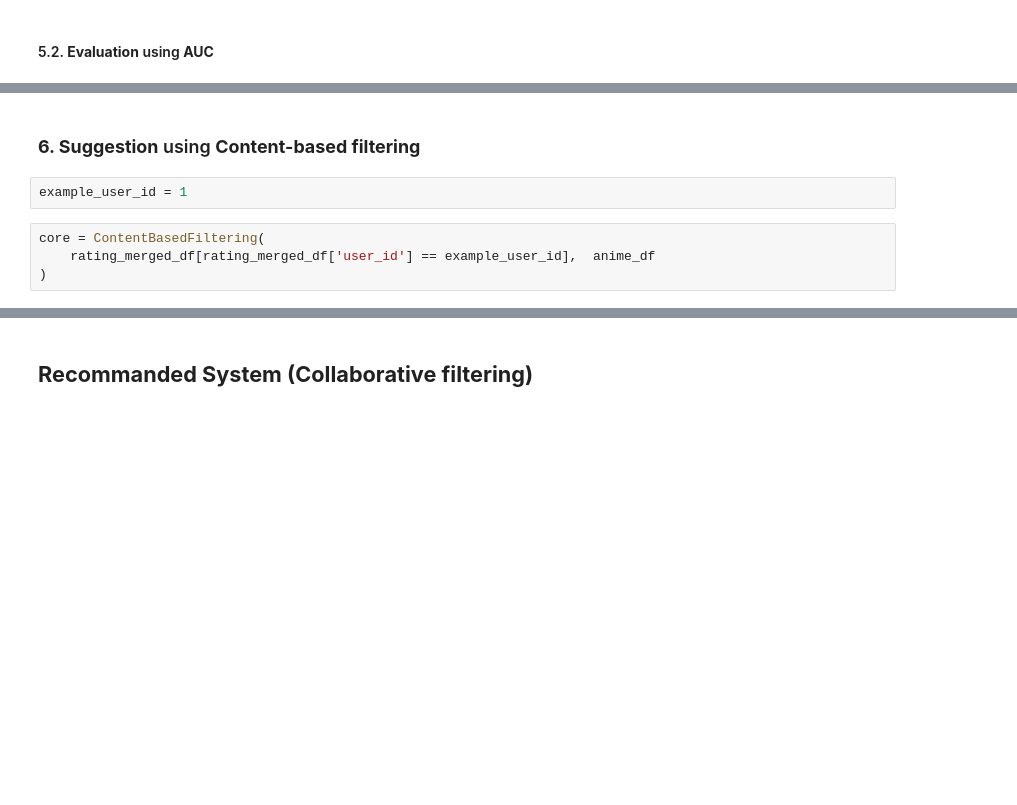
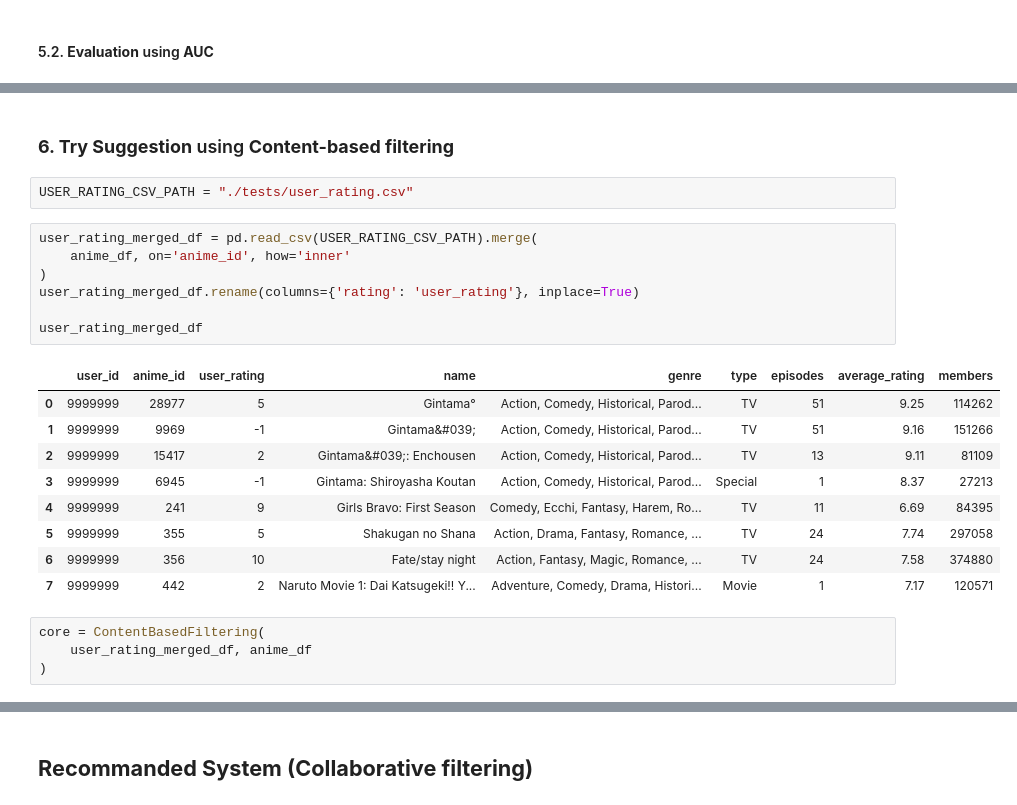
Before and after one commit to phukphoom/anime-recommander-system, a Jupyter notebook: AnimeRecommenderSystem/anime.ipynb, the cells around one changed output, grey strips where cells are left out. Saved outputs shown, nothing was run; the diff lists cells and outputs as text; blank space fills up the shorter version.

```diff
--- a/AnimeRecommenderSystem/anime.ipynb
+++ b/AnimeRecommenderSystem/anime.ipynb
@@ -588,10 +595,27 @@ avg_auc_score : 0.2377777777777778
 # %% [markdown]
-### **6. Suggestion** using **Content-based filtering**
+### **6. Try Suggestion** using **Content-based filtering**
-# %%
-example_user_id = 1
+# %%
+USER_RATING_CSV_PATH = "./tests/user_rating.csv"
+# %%
+user_rating_merged_df = pd.read_csv(USER_RATING_CSV_PATH).merge(
+    anime_df, on='anime_id', how='inner'
+)
+user_rating_merged_df.rename(columns={'rating': 'user_rating'}, inplace=True)
+
+user_rating_merged_df
+# %% [output]
+|  | user_id | anime_id | user_rating | name | genre | type | episodes | average_rating | members |
+| 0 | 9999999 | 28977 | 5 | Gintama° | Action, Comedy, Historical, Parod... | TV | 51 | 9.25 | 114262 |
+| 1 | 9999999 | 9969 | -1 | Gintama&#039; | Action, Comedy, Historical, Parod... | TV | 51 | 9.16 | 151266 |
+| 2 | 9999999 | 15417 | 2 | Gintama&#039;: Enchousen | Action, Comedy, Historical, Parod... | TV | 13 | 9.11 | 81109 |
+| 3 | 9999999 | 6945 | -1 | Gintama: Shiroyasha Koutan | Action, Comedy, Historical, Parod... | Special | 1 | 8.37 | 27213 |
+| 4 | 9999999 | 241 | 9 | Girls Bravo: First Season | Comedy, Ecchi, Fantasy, Harem, Ro... | TV | 11 | 6.69 | 84395 |
+| 5 | 9999999 | 355 | 5 | Shakugan no Shana | Action, Drama, Fantasy, Romance, ... | TV | 24 | 7.74 | 297058 |
+| 6 | 9999999 | 356 | 10 | Fate/stay night | Action, Fantasy, Magic, Romance, ... | TV | 24 | 7.58 | 374880 |
+| 7 | 9999999 | 442 | 2 | Naruto Movie 1: Dai Katsugeki!! Y... | Adventure, Comedy, Drama, Histori... | Movie | 1 | 7.17 | 120571 |
 # %%
 core = ContentBasedFiltering(
-    rating_merged_df[rating_merged_df['user_id'] == example_user_id],  anime_df
+    user_rating_merged_df, anime_df
 )
 # %%
 core.anime_df
```
Also changed, not shown: parts of 19 cells of this notebook, 1 other file.
